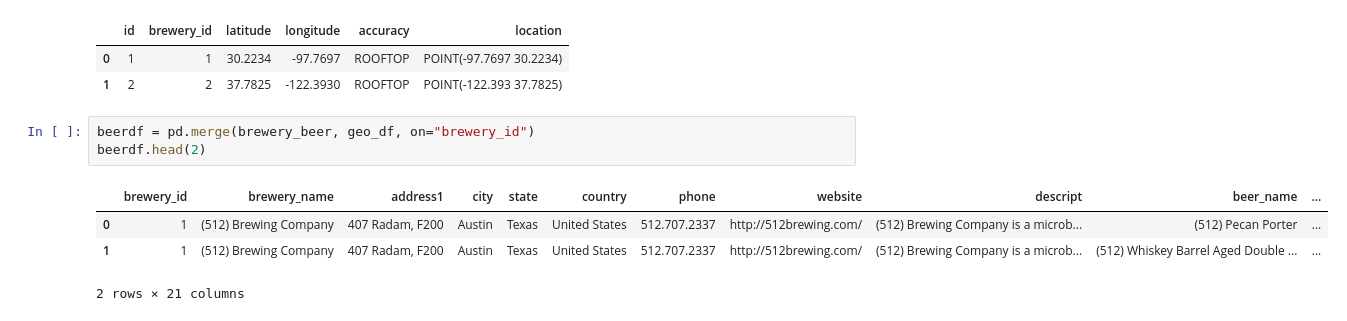
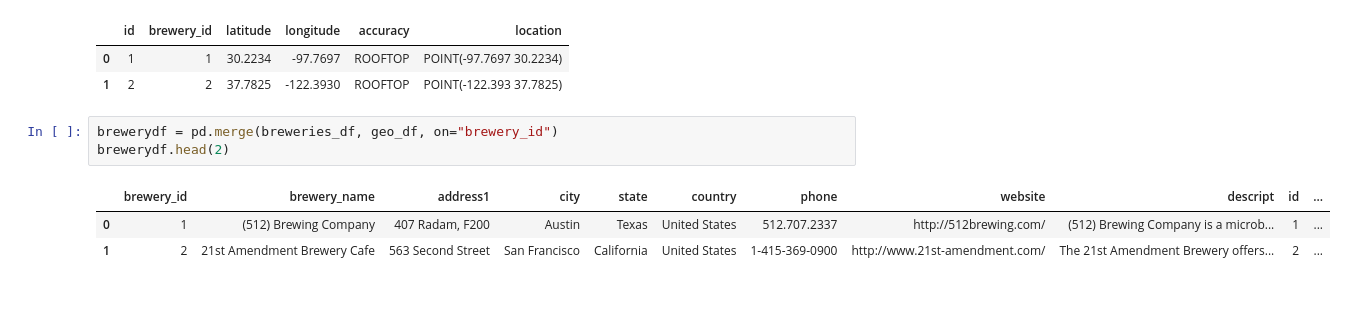
Before and after one commit to bbasista87/Project-2-Brewery-App, a Jupyter notebook: data/beers&breweries.ipynb, the cells around one changed output. Saved outputs shown, nothing was run; the diff lists cells and outputs as text.

```diff
--- a/data/beers&breweries.ipynb
+++ b/data/beers&breweries.ipynb
@@ -103,11 +144,10 @@ geo_df.head(2)
 | 0 | 1 | 1 | 30.2234 | -97.7697 | ROOFTOP | POINT(-97.7697 30.2234) |
 | 1 | 2 | 2 | 37.7825 | -122.3930 | ROOFTOP | POINT(-122.393 37.7825) |
 # %%
-beerdf = pd.merge(brewery_beer, geo_df, on="brewery_id")
-beerdf.head(2)
+brewerydf = pd.merge(breweries_df, geo_df, on="brewery_id")
+brewerydf.head(2)
 # %% [output]
-|  | brewery_id | brewery_name | address1 | city | state | country | phone | website | descript | beer_name | ... |
-| 0 | 1 | (512) Brewing Company | 407 Radam, F200 | Austin | Texas | United States | 512.707.2337 | http://512brewing.com/ | (512) Brewing Company is a microb... | (512) Pecan Porter | ... |
-| 1 | 1 | (512) Brewing Company | 407 Radam, F200 | Austin | Texas | United States | 512.707.2337 | http://512brewing.com/ | (512) Brewing Company is a microb... | (512) Whiskey Barrel Aged Double ... | ... |
+|  | brewery_id | brewery_name | address1 | city | state | country | phone | website | descript | id | ... |
+| 0 | 1 | (512) Brewing Company | 407 Radam, F200 | Austin | Texas | United States | 512.707.2337 | http://512brewing.com/ | (512) Brewing Company is a microb... | 1 | ... |
+| 1 | 2 | 21st Amendment Brewery Cafe | 563 Second Street | San Francisco | California | United States | 1-415-369-0900 | http://www.21st-amendment.com/ | The 21st Amendment Brewery offers... | 2 | ... |
-2 rows × 21 columns
 # %%
```
Also changed, not shown: parts of 9 cells of this notebook, 16 other files.
